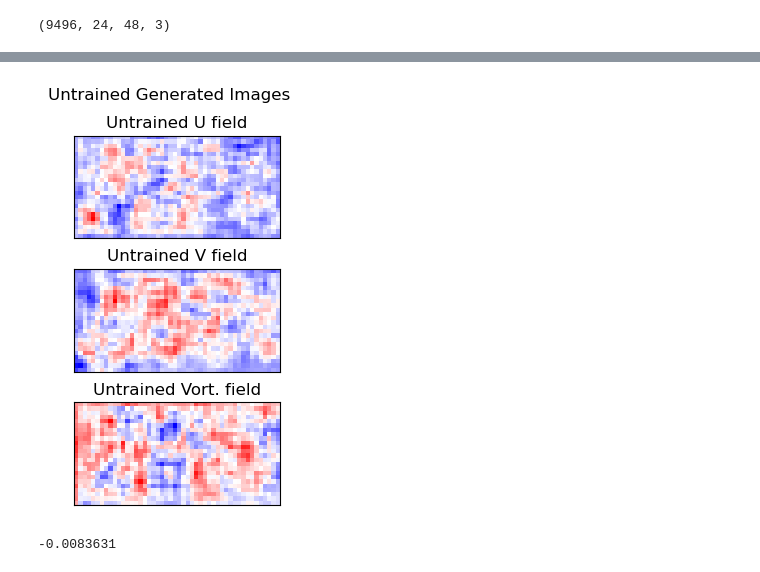
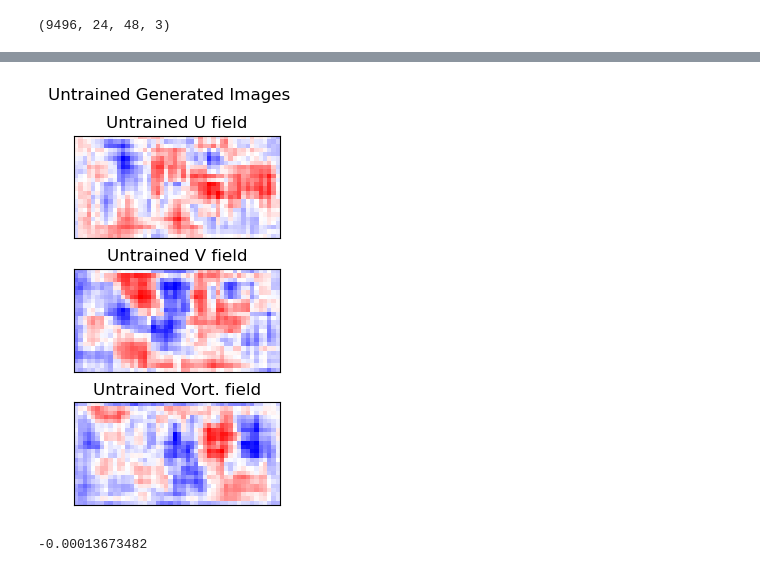
Before and after one commit to JustinRHudson/ATS780_Homework3, a Jupyter notebook: CODE/relVort_gan.ipynb, the cells around one changed output, grey strips where cells are left out. Saved outputs shown, nothing was run; the diff lists cells and outputs as text; code cells hidden in the pictures.

Commit message:
Final Model Version

```diff
--- a/CODE/relVort_gan.ipynb
+++ b/CODE/relVort_gan.ipynb
@@ -202,4 +201,7 @@ BUFFER_SIZE = int(combined_array.shape[0])
 BATCH_SIZE = 64
 tf.random.set_seed(RAND_SEED)
 training_data = tf.data.Dataset.from_tensor_slices(combined_array).shuffle(BUFFER_SIZE).batch(BATCH_SIZE)
+
+def wasserstein_loss(y_true, y_pred):
+	return backend.mean(y_true * y_pred)
 # %% [output]
@@ -208,22 +210,22 @@ To enable them in other operations, rebuild TensorFlow with the appropriate comp
 # %%
 def generator_model():
     model = tf.keras.Sequential()
-    model.add(layers.Dense(6*12*5, use_bias = False, input_shape = (24*48,)))
+    model.add(layers.Dense(3*6*128, use_bias = False, input_shape = (24*48,)))
     model.add(layers.BatchNormalization())
     model.add(layers.LeakyReLU())
 
-    model.add(layers.Reshape((6,12,5)))
-    assert model.output_shape == (None,6,12,5)
+    model.add(layers.Reshape((3,6,128)))
+    assert model.output_shape == (None,3,6,128)
 
-    # model.add(layers.Conv2DTranspose(256, (3,3), strides = (1,1), padding = 'same', use_bias = False))
-    # assert model.output_shape == (None,3,6,256)
-    # model.add(layers.BatchNormalization())
-    # model.add(layers.LeakyReLU())
+    model.add(layers.Conv2DTranspose(16, (3,3), strides = (1,1), padding = 'same', use_bias = False))
+    assert model.output_shape == (None,3,6,16)
+    model.add(layers.BatchNormalization())
+    model.add(layers.LeakyReLU())
 
-    # model.add(layers.UpSampling2D(size = (2,2)))
+    model.add(layers.UpSampling2D(size = (2,2)))
 
-    model.add(layers.Conv2DTranspose(128, (3,3), strides = (1,1), padding = 'same', use_bias = False))
-    assert model.output_shape == (None,6,12,128)
+    model.add(layers.Conv2DTranspose(32, (3,3), strides = (1,1), padding = 'same', use_bias = False))
+    assert model.output_shape == (None,6,12,32)
     model.add(layers.BatchNormalization())
     model.add(layers.LeakyReLU())
 
@@ -234,70 +236,64 @@ def generator_model():
     model.add(layers.BatchNormalization())
     model.add(layers.LeakyReLU())
 
+
     model.add(layers.UpSampling2D(size = (2,2)))
 
-    model.add(layers.Conv2DTranspose(32, (3,3), strides = (1,1), padding = 'same', use_bias = False))
-    assert model.output_shape == (None,24,48,32)
-    model.add(layers.BatchNormalization())
-    model.add(layers.LeakyReLU())
+    model.add(layers.Conv2D(3, (3,3), strides = (1,1), padding = 'same', use_bias = False,activation = 'tanh'))
+    assert model.output_shape == (None,24,48,3)
 
-    model.add(layers.Conv2DTranspose(3, (3,3), strides = (1,1), padding = 'same', use_bias = False))
-    assert model.output_shape == (None,24,48,3)
+    model.compile(loss = wasserstein_loss)
 
     return model
 
 generator = generator_model()
 
 noise = tf.random.normal([1,24*48])
 generated_image = generator(noise, training = False)
 
 fig,ax = plt.subplots(3,1)
 
 ax[0].imshow(generated_image[0,:,:,0],cmap = 'bwr')
 ax[0].set_title('Untrained U field')
 
 ax[1].imshow(generated_image[0,:,:,1],cmap = 'bwr')
 ax[1].set_title('Untrained V field')
 
 ax[2].imshow(generated_image[0,:,:,2],cmap = 'bwr')
 ax[2].set_title('Untrained Vort. field')
 
 for a in ax:
     a.set_xticks([])
     a.set_yticks([])
 
 plt.suptitle('Untrained Generated Images')
 plt.subplots_adjust(hspace = 0.3)
 
 plt.show()
 # %% [output]
-[figure, old version]
+[figure, new version]
 # %%
 def discriminator_model():
     model = tf.keras.Sequential()
+
+    model.add(layers.Conv2D(64, (3,3), strides = (1,1), padding = 'same'))
+    model.add(layers.BatchNormalization())
+    model.add(layers.LeakyReLU())
+    model.add(layers.Dropout(0.2))
 
     model.add(layers.Conv2D(32, (3,3), strides = (1,1), padding = 'same'))
     model.add(layers.BatchNormalization())
     model.add(layers.LeakyReLU())
     model.add(layers.Dropout(0.2))
 
-    model.add(layers.Conv2D(64, (3,3), strides = (1,1), padding = 'same'))
+    model.add(layers.Conv2D(32, (3,3), strides = (1,1), padding = 'same'))
     model.add(layers.BatchNormalization())
     model.add(layers.LeakyReLU())
     model.add(layers.Dropout(0.2))
 
-    model.add(layers.Conv2D(128, (3,3), strides = (1,1), padding = 'same'))
-    model.add(layers.BatchNormalization())
-    model.add(layers.LeakyReLU())
-    model.add(layers.Dropout(0.2))
-
-    # model.add(layers.Conv2D(256, (3,3), strides = (1,1), padding = 'same'))
-    # model.add(layers.BatchNormalization())
-    # model.add(layers.LeakyReLU())
-    # model.add(layers.Dropout(0.15))
-
     model.add(layers.Flatten())
     model.add(layers.Dense(1))
+    model.compile()
 
     return model
 
@@ -305,7 +301,7 @@ discriminator = discriminator_model()
 decision = discriminator(generated_image)
 print(decision.numpy()[0][0])
 # %% [output]
--0.0083631
+-0.00013673482
 # %%
 cross_entropy = tf.keras.losses.BinaryCrossentropy(from_logits=True)
 def discriminator_loss(real_output, fake_output):
```
Also changed, not shown: parts of 17 cells of this notebook.
